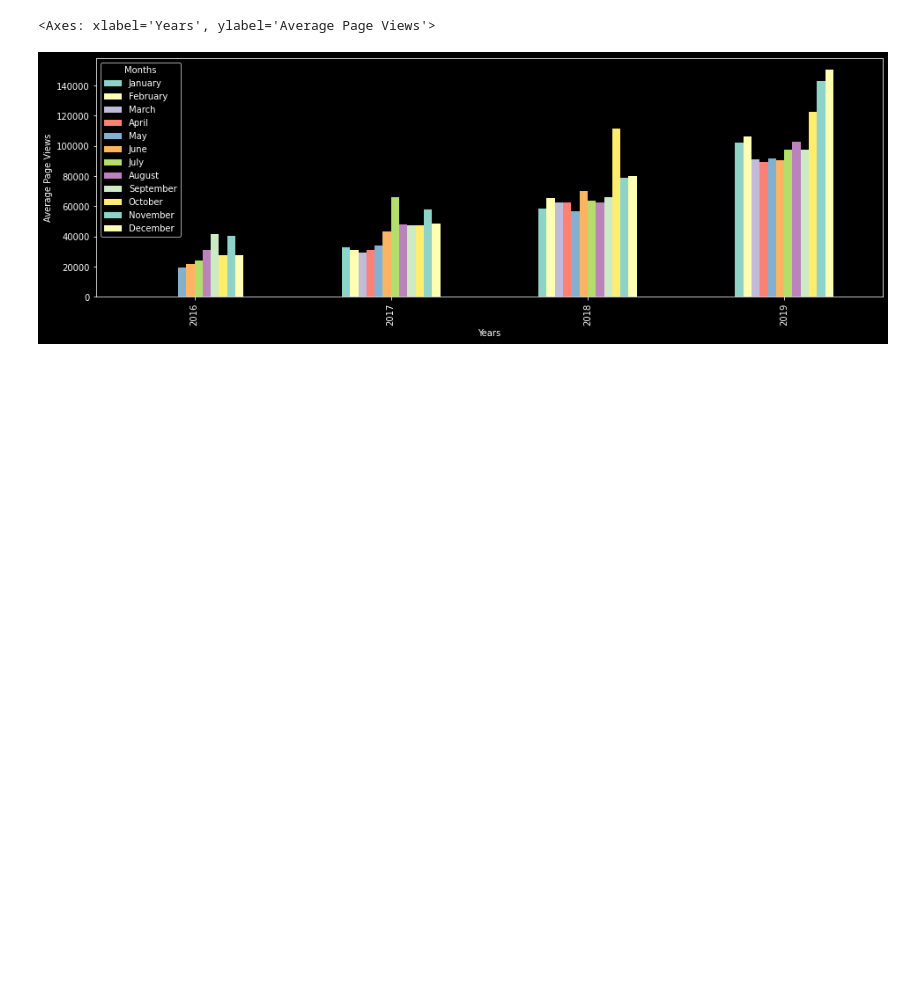
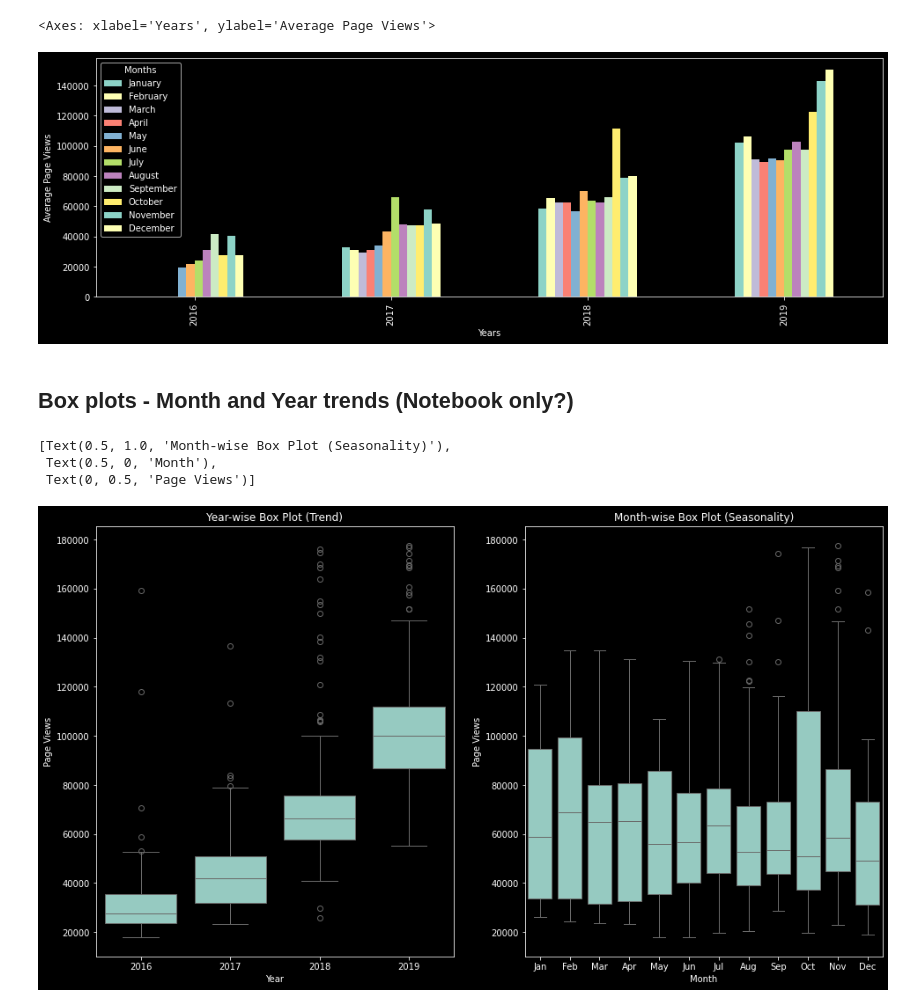
Before and after one commit to dewstend/freecodecamp-work, a Jupyter notebook: data-analysis-with-python/page-view-time-series-visualizer/notebook.ipynb, the cells around one changed output. Drawn from its saved outputs; the diff is of its cells as text; code cells hidden in the pictures; blank space fills up the shorter version.

Commit message:
page-view-time-series-visualizer: update notebook

```diff
--- a/data-analysis-with-python/page-view-time-series-visualizer/notebook.ipynb
+++ b/data-analysis-with-python/page-view-time-series-visualizer/notebook.ipynb
@@ -66,6 +68,21 @@ df_clean.plot(
 [figure]
 # %% [markdown]
 ## Bar plot - Monthly page views
+# %%
+months = pandas.Series([
+    "January",
+    "February",
+    "March",
+    "April",
+    "May",
+    "June",
+    "July",
+    "August",
+    "September",
+    "October",
+    "November",
+    "December",
+])
 # %%
 df_bar = df_clean.copy()
 
@@ -92,3 +96,29 @@ df_bar.plot(kind='bar', figsize=[16,5], xlabel='Years', ylabel='Average Page Vie
 # %% [output]
 <Axes: xlabel='Years', ylabel='Average Page Views'>
 [figure]
+# %% [markdown]
+## Box plots - Month and Year trends (Notebook only?)
+# %%
+df_box = df_clean.copy()
+df_box.reset_index(inplace=True)
+df_box['year'] = [d.year for d in df_box.date]
+df_box['month'] = [d.strftime('%b') for d in df_box.date]
+
+fig, axes = plt.subplots(1,2, figsize=(16,9))
+
+sns.boxplot(df_box, x='year', y='value', ax=axes[0]).set(
+  title='Year-wise Box Plot (Trend)',
+  xlabel='Year',
+  ylabel='Page Views'
+)
+
+sns.boxplot(df_box, x='month', y='value', ax=axes[1], order=months.str.slice(0,3)).set(
+  title='Month-wise Box Plot (Seasonality)',
+  xlabel='Month',
+  ylabel='Page Views'
+)
+# %% [output]
+[Text(0.5, 1.0, 'Month-wise Box Plot (Seasonality)'),
+ Text(0.5, 0, 'Month'),
+ Text(0, 0.5, 'Page Views')]
+[figure, added]
```
Also changed, not shown: parts of 3 cells of this notebook.
